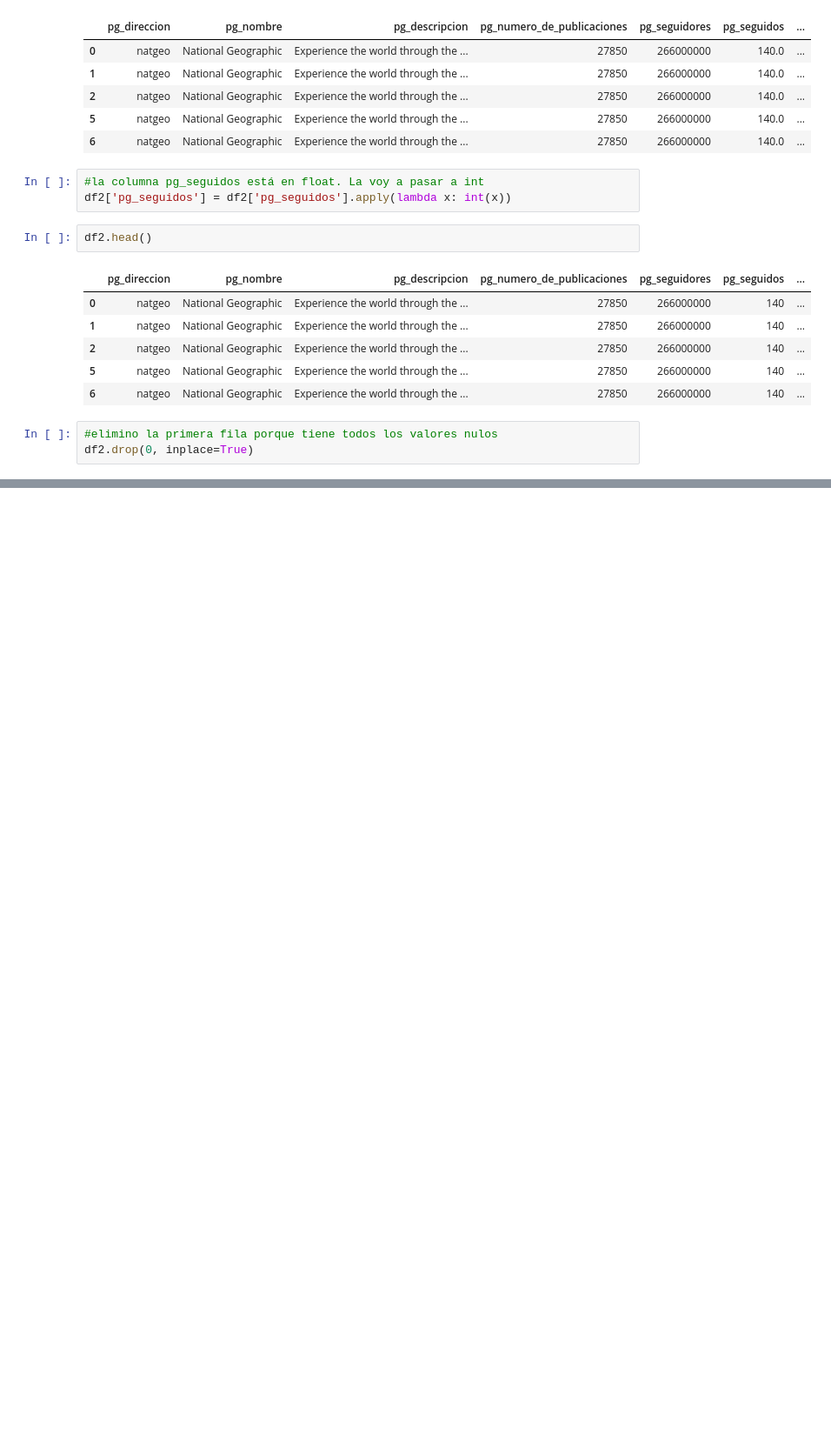
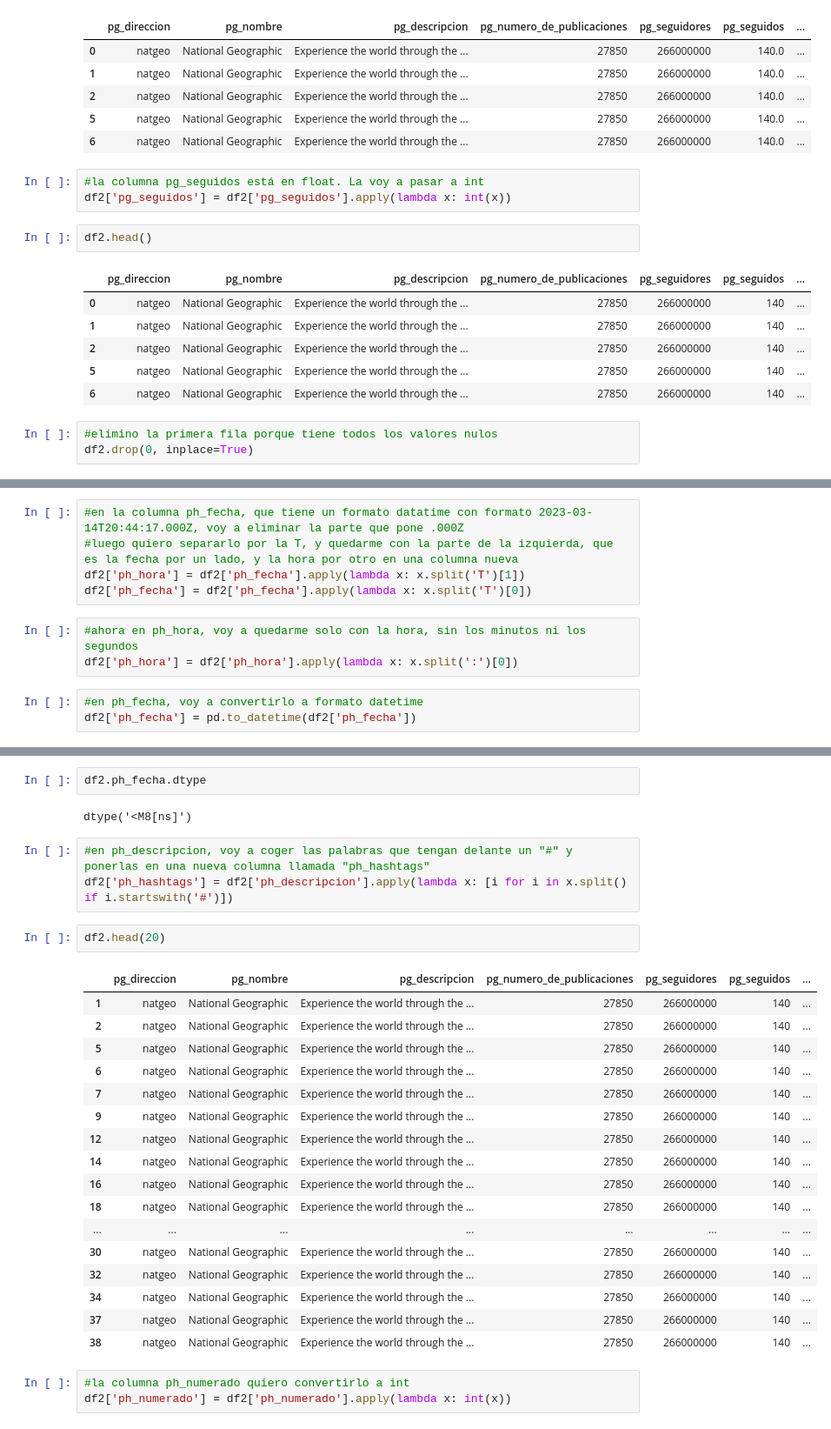
Before and after one commit to segomismo/proyecto-final-ironhack, a Jupyter notebook: src/limpiezadatos.ipynb, the cells around one changed output, grey strips where cells are left out. Shown at 87% size. Saved outputs shown, nothing was run; the diff lists cells and outputs as text; blank space fills up the shorter version.

```diff
--- a/src/limpiezadatos.ipynb
+++ b/src/limpiezadatos.ipynb
@@ -104,0 +186,11 @@ df2.drop(0, inplace=True)
+# %%
+#en la columna ph_fecha, que tiene un formato datatime con formato 2023-03-14T20:44:17.000Z, voy a eliminar la parte que pone .000Z
+#luego quiero separarlo por la T, y quedarme con la parte de la izquierda, que es la fecha por un lado, y la hora por otro en una columna nueva
+df2['ph_hora'] = df2['ph_fecha'].apply(lambda x: x.split('T')[1])
+df2['ph_fecha'] = df2['ph_fecha'].apply(lambda x: x.split('T')[0])
+# %%
+#ahora en ph_hora, voy a quedarme solo con la hora, sin los minutos ni los segundos
+df2['ph_hora'] = df2['ph_hora'].apply(lambda x: x.split(':')[0])
+# %%
+#en ph_fecha, voy a convertirlo a formato datetime
+df2['ph_fecha'] = pd.to_datetime(df2['ph_fecha'])
@@ -104,0 +206,30 @@ df2.drop(0, inplace=True)
+# %%
+df2.ph_fecha.dtype
+# %% [output]
+dtype('<M8[ns]')
+# %%
+#en ph_descripcion, voy a coger las palabras que tengan delante un "#" y ponerlas en una nueva columna llamada "ph_hashtags"
+df2['ph_hashtags'] = df2['ph_descripcion'].apply(lambda x: [i for i in x.split() if i.startswith('#')])
+# %%
+df2.head(20)
+# %% [output]
+|  | pg_direccion | pg_nombre | pg_descripcion | pg_numero_de_publicaciones | pg_seguidores | pg_seguidos | ... |
+| 1 | natgeo | National Geographic | Experience the world through the ... | 27850 | 266000000 | 140 | ... |
+| 2 | natgeo | National Geographic | Experience the world through the ... | 27850 | 266000000 | 140 | ... |
+| 5 | natgeo | National Geographic | Experience the world through the ... | 27850 | 266000000 | 140 | ... |
+| 6 | natgeo | National Geographic | Experience the world through the ... | 27850 | 266000000 | 140 | ... |
+| 7 | natgeo | National Geographic | Experience the world through the ... | 27850 | 266000000 | 140 | ... |
+| 9 | natgeo | National Geographic | Experience the world through the ... | 27850 | 266000000 | 140 | ... |
+| 12 | natgeo | National Geographic | Experience the world through the ... | 27850 | 266000000 | 140 | ... |
+| 14 | natgeo | National Geographic | Experience the world through the ... | 27850 | 266000000 | 140 | ... |
+| 16 | natgeo | National Geographic | Experience the world through the ... | 27850 | 266000000 | 140 | ... |
+| 18 | natgeo | National Geographic | Experience the world through the ... | 27850 | 266000000 | 140 | ... |
+| ... | ... | ... | ... | ... | ... | ... | ... |
+| 30 | natgeo | National Geographic | Experience the world through the ... | 27850 | 266000000 | 140 | ... |
+| 32 | natgeo | National Geographic | Experience the world through the ... | 27850 | 266000000 | 140 | ... |
+| 34 | natgeo | National Geographic | Experience the world through the ... | 27850 | 266000000 | 140 | ... |
+| 37 | natgeo | National Geographic | Experience the world through the ... | 27850 | 266000000 | 140 | ... |
+| 38 | natgeo | National Geographic | Experience the world through the ... | 27850 | 266000000 | 140 | ... |
+# %%
+#la columna ph_numerado quiero convertirlo a int
+df2['ph_numerado'] = df2['ph_numerado'].apply(lambda x: int(x))
```
Also changed, not shown: parts of 24 cells of this notebook, 5 other files.
